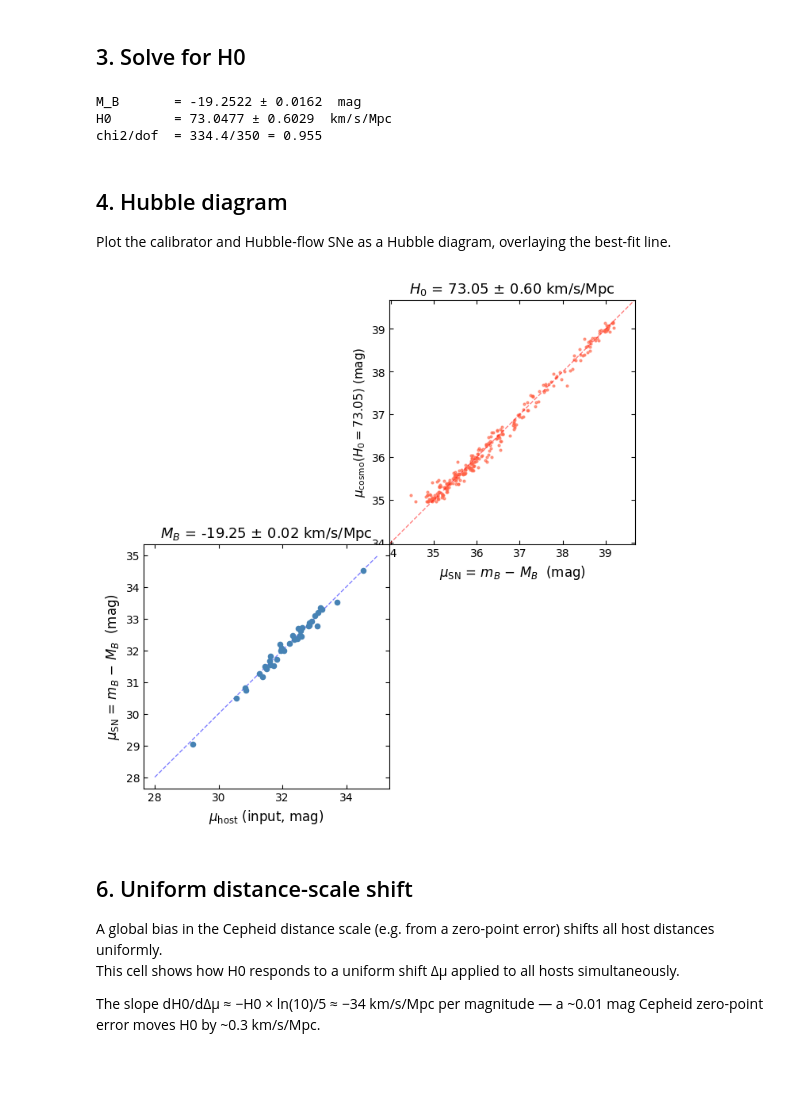
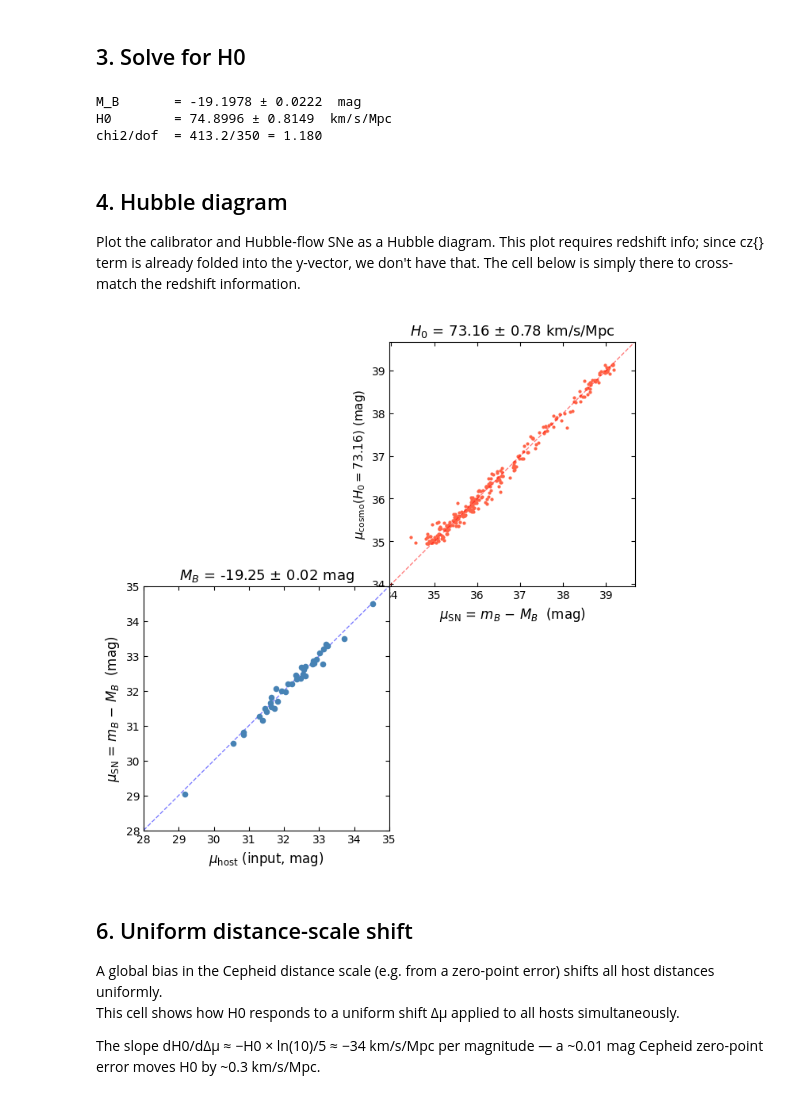
Before and after one commit to SterlingYM/mu_to_H0, a Jupyter notebook: demo_mu_to_H0.ipynb, the cells around one changed output. Cells and saved outputs as stored; diff of their text form; code cells hidden in the pictures; blank space fills up the shorter version.

Commit message:
enable custom data
Co-Authored-By: Claude Sonnet 4.6 <noreply@anthropic.com>

```diff
--- a/demo_mu_to_H0.ipynb
+++ b/demo_mu_to_H0.ipynb
@@ -116,12 +115,15 @@ mu_host['n3370'] = mu_host['n3370'] - 0.2
 # %% [markdown]
 ## 3. Solve for H0
 # %%
-result = solve_H0(mu_host, y=y, C=C, labels=labels)
+# NOTE the uncertainty is approximation since it does not account for covariance between host distances.
+result = solve_H0(mu_host, sigma_mu_host=sigma_mu_host, y=y, C=C, labels=labels)
 # %% [output]
-M_B       = -19.2522 ± 0.0162  mag
-H0        = 73.0477 ± 0.6029  km/s/Mpc
-chi2/dof  = 334.4/350 = 0.955
+M_B       = -19.1978 ± 0.0222  mag
+H0        = 74.8996 ± 0.8149  km/s/Mpc
+chi2/dof  = 413.2/350 = 1.180
 # %% [markdown]
 ## 4. Hubble diagram
 
-Plot the calibrator and Hubble-flow SNe as a Hubble diagram, overlaying the best-fit line.
+Plot the calibrator and Hubble-flow SNe as a Hubble diagram.
+This plot requires redshift info; since cz{} term is already folded into the y-vector, we don't have that.
+The cell below is simply there to cross-match the redshift information.
@@ -133,5 +130,28 @@ def q0_jerk_correction(z,q0,j0):
+# %%
+# merge with Pantheon+ data -- this is purely for plotting purposes for now
+pplus = pd.read_csv('data/Pantheon+SH0ES.dat', sep=r'\s+', comment='#')
+pplus['key'] = pplus['CID'].astype(str) + '_' + pplus['IDSURVEY'].astype(str)
+
+# extract SN name from y-labels
+for i in labels.index.values:
+    label = labels.loc[i,'label']
+    if type(label) != str:
+        continue
+    if '_' in label:
+        ylabel_split = label.split('_')
+
+        if len(ylabel_split) == 2:
+            labels.loc[i,'CID'] = ylabel_split[0]
+            labels.loc[i,'IDSURVEY'] = ylabel_split[1]
+        elif len(ylabel_split) == 3:
+            labels.loc[i,'calib_host'] = ylabel_split[0]
+            labels.loc[i,'CID'] = ylabel_split[1]
+            labels.loc[i,'IDSURVEY'] = ylabel_split[2]
+labels[labels['CID'].notna()]
+
+labels['key'] = labels['CID'].astype(str) + '_' + labels['IDSURVEY']
+merged = pd.merge(pplus[['CID','zHD','m_b_corr','key']], labels[['key','host']], on='key', how='inner')
 # %%
-from scipy import linalg
 from astropy.cosmology import LambdaCDM
 cosmo = LambdaCDM(H0=result['H0'], Om0=0.3, Ode0=0.7)
 
@@ -141,42 +161,42 @@ axes[1,1].axis('off')
 axes[0,0].axis('off')
 
 # ── μ_SN vs μ_Cepheid (per host mean) ─────────────────────────
 ax = axes[1,0]
-
-cal_mu     = y[cal.index] - M_B
-hosts_list = labels['host'].dropna().unique()#calibrator_hosts(labels)
+cal_mu     = y[cal.index] - result['M_B']
+hosts_list = labels['host'].dropna().unique()
 x_vals = [mu_host[h] for h in hosts_list]
 y_vals = [cal_mu[labels[labels['host'] == h].index].mean() for h in hosts_list]
-
 ax.scatter(x_vals, y_vals, s=20, color='steelblue', zorder=3,
            label='Calibrators (per-host mean)')
 mu_range = np.linspace(28, 35, 100)
 ax.plot(mu_range, mu_range, 'b--', lw=1, alpha=0.5, label='1:1 (perfect calibration)')
 ax.set_xlabel('$\mu_{\\mathrm{host}}$ (input, mag)', fontsize=12)
 ax.set_ylabel('$\mu_{\\mathrm{SN}}$ = $m_B$ − $M_B$  (mag)', fontsize=12)
-ax.set_title(fr'$M_B$ = {result["M_B"]:.2f} ± {result["sigma_M_B"]:.2f} km/s/Mpc',
+ax.set_title(fr'$M_B$ = {result["M_B"]:.2f} ± {result["sigma_M_B"]:.2f} mag',
              fontsize=13)
+ax.set_xlim(mu_range.min(), mu_range.max())
+ax.set_ylim(mu_range.min(), mu_range.max())
 
 # ── z_SN vs mu_SN ───────────────────────────────────
 ax2 = axes[0,1]
-hf_mu = merged.loc[hf.index]['m_b_corr'] - M_B
+hf_mu = merged.loc[hf.index]['m_b_corr'] - result['M_B']
 hf_z  = merged.loc[hf.index]['zHD']
 mu_range = np.linspace(hf_mu.min()-0.5, hf_mu.max()+0.5,100)
-ax2.scatter(hf_mu, cosmo.distmod(hf_z), s=4, color='tomato', alpha=0.6,
+ax2.scatter(hf_mu, cosmo.distmod(hf_z), s=4, color='tomato', alpha=1,
             label='HF residuals')
 ax2.plot(mu_range, mu_range, 'r--', lw=1, alpha=0.5)
-# ax2.set_xlim(hf_mu.min()-0.5, hf_mu.max()+0.5)
 ax2.set_xlim(mu_range.min(), mu_range.max())
 ax2.set_ylim(mu_range.min(), mu_range.max())
 ax2.set_xlabel('$\mu_{\\mathrm{SN}}$ = $m_B$ − $M_B$  (mag)', fontsize=12)
 ax2.set_ylabel(rf'$\mu_{{\mathrm{{cosmo}}}} (H_0 = {result["H0"]:.2f})$ (mag)', fontsize=11)
 ax2.set_title(fr'$H_0$ = {result["H0"]:.2f} ± {result["sigma_H0"]:.2f} km/s/Mpc',
              fontsize=13)
+
 for ax in axes.flatten():
     ax.tick_params(direction='in',top=True, right=True)
 plt.show()
 # %% [output]
-[figure, old version]
+[figure, new version]
 # %% [markdown]
 ## 6. Uniform distance-scale shift
 
```
Also changed, not shown: parts of 15 cells of this notebook, 8 other files.
